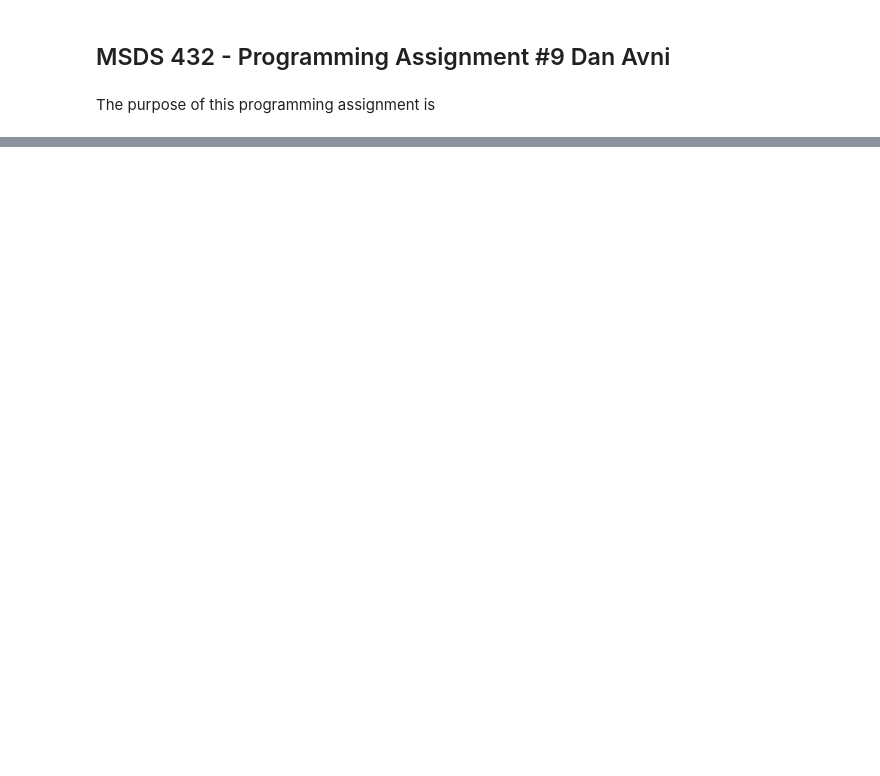
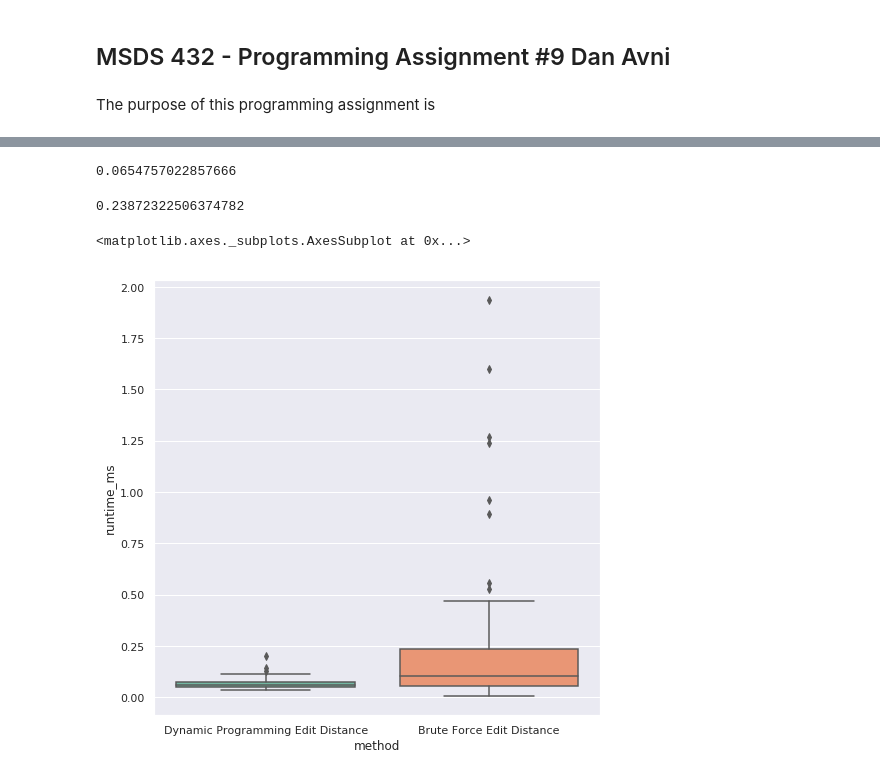
Before and after one commit to dannyavni/MSDS_432, a Jupyter notebook: DanAvni_mp9.ipynb, the cells around one changed output, grey strips where cells are left out. Drawn from its saved outputs; the diff is of its cells as text; code cells hidden in the pictures; blank space fills up the shorter version.

```diff
--- a/DanAvni_mp9.ipynb
+++ b/DanAvni_mp9.ipynb
@@ -48,0 +80,23 @@ min_edit_distance("mika", "danny")
+# %%
+sentence = "the quick brown fox jumped over the lazy dog"
+# %%
+words = sentence.split(" ")
+# %%
+test_results_col_names = ['method', 'word1', 'word2', 'edit_distance', 'runtime_ms']
+test_results           = pd.DataFrame(columns = test_results_col_names)
+# %%
+for i in range(0, len(words)):
+    for j in range(0, len(words)):
+        if (i != j):
+            word1 = words[i]
+            word2 = words[j]
+
+            start   = time.time()
+            dist = min_edit_distance(word1, word2)
+            runtime_ms = ((time.time() - start) * 1000)
+            test_results.loc[len(test_results)] = ['Dynamic Programming Edit Distance', word1, word2, dist, runtime_ms]
+
+            start   = time.time()
+            dist = min_edit_distance_brute(word1, word2, len(word1), len(word2))
+            runtime_ms = ((time.time() - start) * 1000)
+            test_results.loc[len(test_results)] = ['Brute Force Edit Distance', word1, word2, dist, runtime_ms]
@@ -48,0 +126,4 @@ min_edit_distance("mika", "danny")
+# %%
+dp_mean
+# %% [output]
+0.0654757022857666
@@ -48,0 +132,4 @@ min_edit_distance("mika", "danny")
+# %%
+bf_mean
+# %% [output]
+0.23872322506374782
@@ -48,0 +138,6 @@ min_edit_distance("mika", "danny")
+# %%
+sns.set(rc={'figure.figsize':(8, 8)})
+sns.boxplot(x="method", y="runtime_ms", data=test_results, palette="Set2")
+# %% [output]
+<matplotlib.axes._subplots.AxesSubplot at 0x...>
+[figure, added]
```
Also changed, not shown: parts of 10 cells of this notebook, 1 other file.
